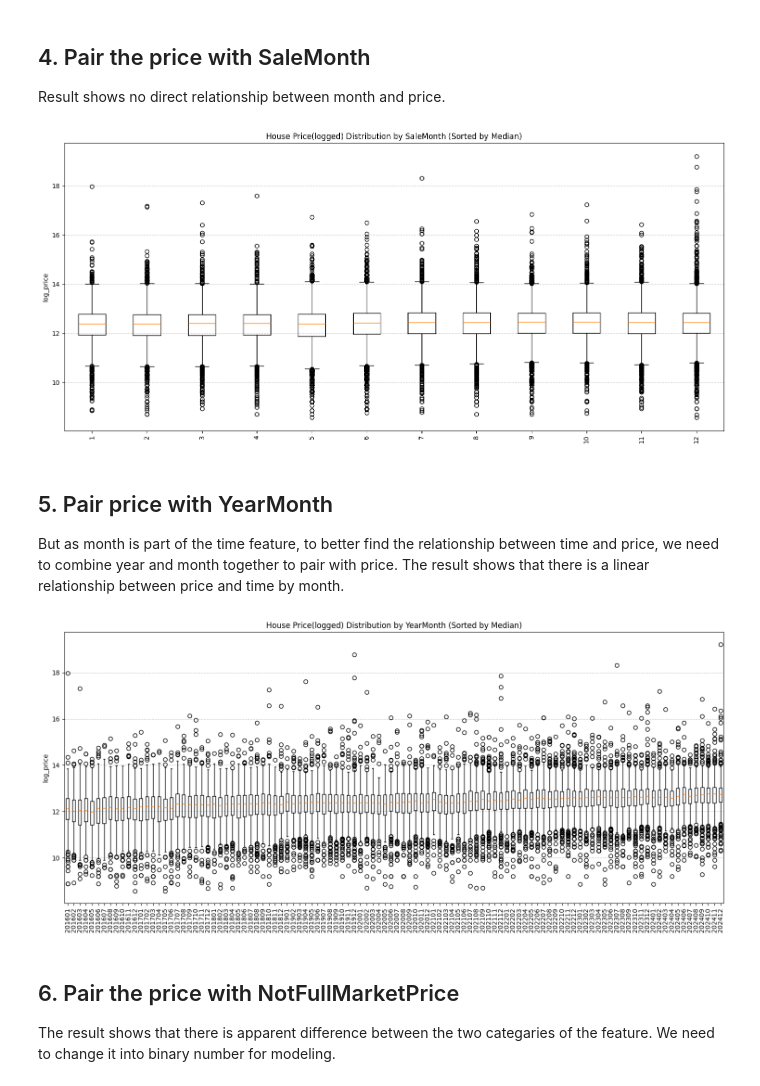
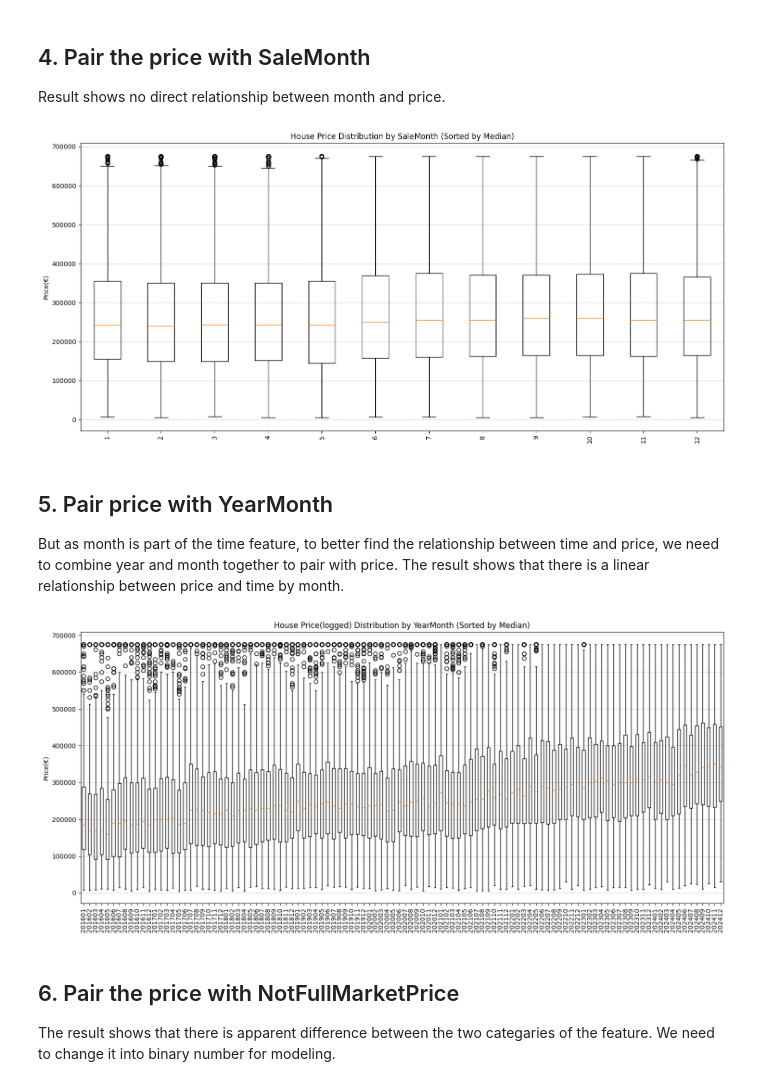
Before and after one commit to wuxiaoli-ucd/Data-Analytics, a Jupyter notebook: feature_paring_and_engineering.ipynb, the cells around one changed output. Saved outputs shown, nothing was run; the diff lists cells and outputs as text; code cells hidden in the pictures.

```diff
--- a/feature_paring_and_engineering.ipynb
+++ b/feature_paring_and_engineering.ipynb
@@ -159,22 +156,22 @@ Result shows no direct relationship between month and price.
 # %%
 
 # sort by month
-grouped = df.groupby('SaleMonth')['log_price'].median()
+grouped = df.groupby('SaleMonth')['Price(€)'].median()
 
-data_to_plot = [df[df['SaleMonth'] == x]['log_price'] for x in grouped.index]
+data_to_plot = [df[df['SaleMonth'] == x]['Price(€)'] for x in grouped.index]
 
 
 plt.figure(figsize=(15, 7))
 plt.boxplot(data_to_plot, labels=grouped.index)
 
 plt.xticks(rotation=90)
-plt.ylabel('log_price')
-plt.title('House Price(logged) Distribution by SaleMonth (Sorted by Median)')
+plt.ylabel('Price(€)')
+plt.title('House Price Distribution by SaleMonth (Sorted by Median)')
 plt.grid(axis='y', linestyle='--', alpha=0.7)
 plt.tight_layout()
 plt.show()
 # %% [output]
-[figure, old version]
+[figure, new version]
 # %% [markdown]
 ## 5. Pair price with YearMonth
 But as month is part of the time feature, to better find the relationship between time and price, we need to combine year and month together to pair with price. The result shows that there is a linear relationship between price and time by month.
@@ -187,23 +184,23 @@ df['SaleMonth']=df['SaleMonth'].astype('category')
 # %%
 # pair the price with YearMonth
 
 # sort by YearMonth
-grouped = df.groupby('YearMonth')['log_price'].median()
+grouped = df.groupby('YearMonth')['Price(€)'].median()
 
-data_to_plot = [df[df['YearMonth'] == x]['log_price'] for x in grouped.index]
+data_to_plot = [df[df['YearMonth'] == x]['Price(€)'] for x in grouped.index]
 
 
 plt.figure(figsize=(15, 7))
 plt.boxplot(data_to_plot, labels=grouped.index)
 
 plt.xticks(rotation=90)
-plt.ylabel('log_price')
+plt.ylabel('Price(€)')
 plt.title('House Price(logged) Distribution by YearMonth (Sorted by Median)')
 plt.grid(axis='y', linestyle='--', alpha=0.7)
 plt.tight_layout()
 plt.show()
 # %% [output]
-[figure, old version]
+[figure, new version]
 # %% [markdown]
 ## 6. Pair the price with NotFullMarketPrice
 The result shows that there is apparent difference between the two categaries of the feature. We need to change it into binary number for modeling.
```
Also changed, not shown: parts of 27 cells of this notebook, 11 other files.
